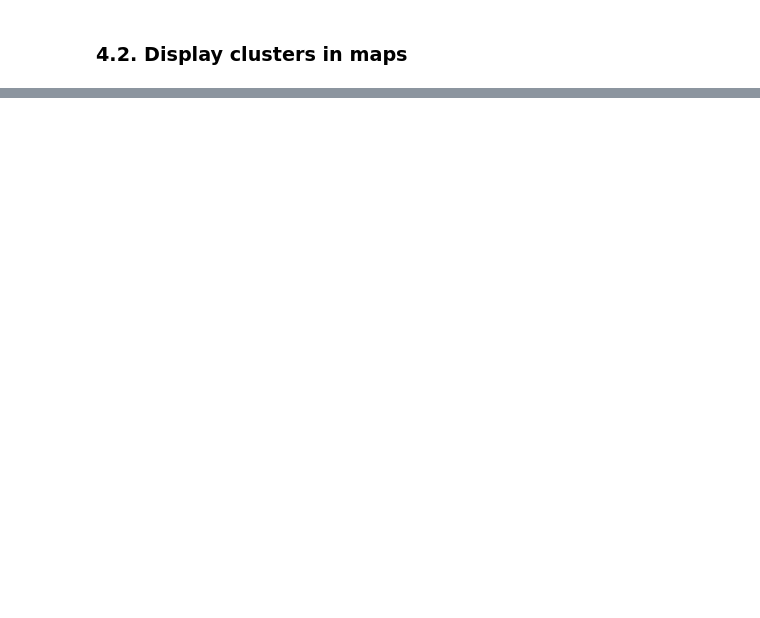
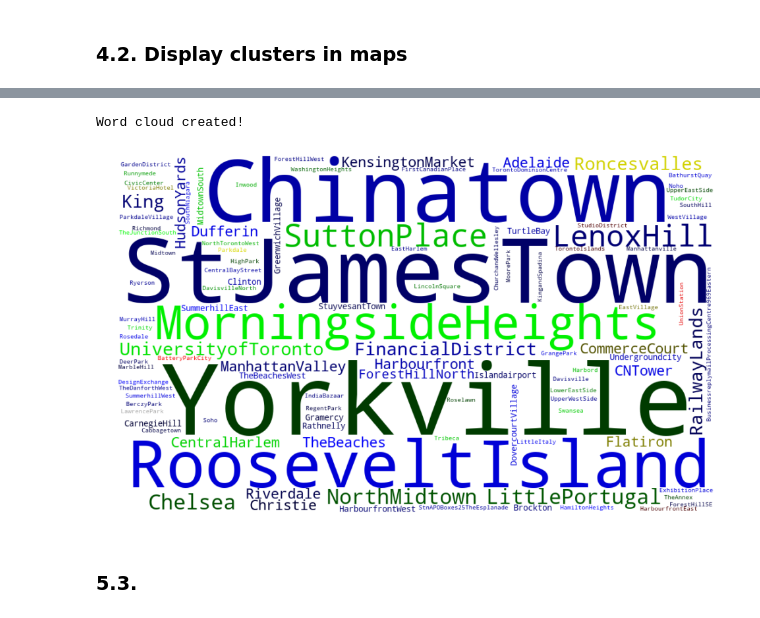
Before and after one commit to Haroldov/Coursera_Capstone, a Jupyter notebook: CAPP.ipynb, the cells around one changed output, grey strips where cells are left out. Cells and saved outputs as stored; diff of their text form; code cells hidden in the pictures; blank space fills up the shorter version.

```diff
--- a/CAPP.ipynb
+++ b/CAPP.ipynb
@@ -515,0 +761,71 @@ map_clusters
+# %%
+class GroupedColorFunc(object):
+    """Create a color function object which assigns DIFFERENT SHADES of
+       specified colors to certain words based on the color to words mapping.
+
+       Uses wordcloud.get_single_color_func
+
+       Parameters
+       ----------
+       color_to_words : dict(str -> list(str))
+         A dictionary that maps a color to the list of words.
+
+       default_color : str
+         Color that will be assigned to a word that's not a member
+         of any value from color_to_words.
+    """
+
+    def __init__(self, color_to_words, default_color):
+        self.color_func_to_words = [
+            (get_single_color_func(color), set(words))
+            for (color, words) in color_to_words.items()]
+
+        self.default_color_func = get_single_color_func(default_color)
+
+    def get_color_func(self, word):
+        """Returns a single_color_func associated with the word"""
+        try:
+            color_func = next(
+                color_func for (color_func, words) in self.color_func_to_words
+                if word in words)
+        except StopIteration:
+            color_func = self.default_color_func
+
+        return color_func
+
+    def __call__(self, word, **kwargs):
+        return self.get_color_func(word)(word, **kwargs)
+
+wordcloud = WordCloud(width=1000, height=600, background_color='white', max_words = 500).generate(word_string)
+
+color_to_words = {
+    # words below will be colored with a green single color function
+    '#FF0000': cl1_list,
+    # will be colored with a red single color function
+    'black': cl2_list,
+    'blue': cl3_list,
+    '#00ff00': cl4_list,
+    'yellow': cl5_list
+}
+
+default_color = 'grey'
+
+print('Word cloud created!')
+
+fig = plt.figure()
+fig.set_figwidth(500)
+fig.set_figheight(10)
+
+grouped_color_func = GroupedColorFunc(color_to_words, default_color)
+
+# Apply our color function
+wordcloud.recolor(color_func=grouped_color_func)
+
+plt.imshow(wordcloud, interpolation="bilinear")
+plt.axis('off')
+plt.show()
+# %% [output]
+Word cloud created!
+[figure, added]
+# %% [markdown]
+### 5.3.
```
Also changed, not shown: parts of 21 cells of this notebook.
